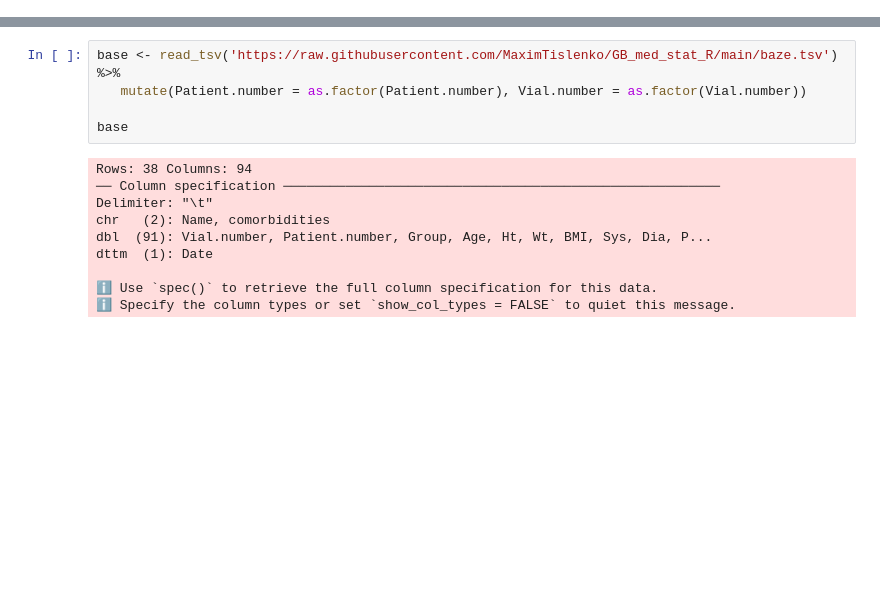
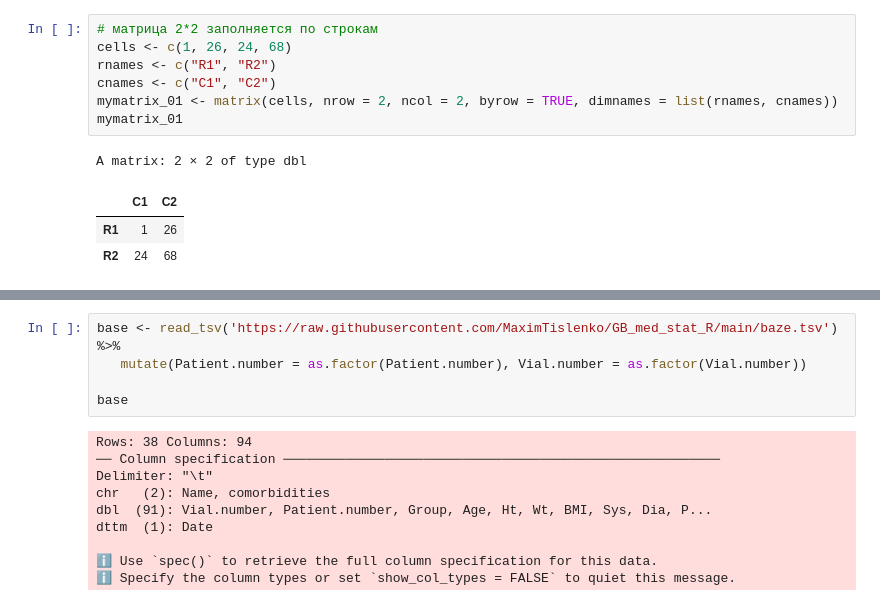
Before and after one commit to MaximTislenko/GB_med_stat_R, a Jupyter notebook: Zad_01_05.ipynb, the cells around one changed output, grey strips where cells are left out. Saved outputs shown, nothing was run; the diff lists cells and outputs as text; blank space fills up the shorter version.

```diff
--- a/Zad_01_05.ipynb
+++ b/Zad_01_05.ipynb
@@ -16,0 +82,12 @@ library(readxl)
+# %%
+# матрица 2*2 заполняется по строкам
+cells <- c(1, 26, 24, 68)
+rnames <- c("R1", "R2")
+cnames <- c("C1", "C2")
+mymatrix_01 <- matrix(cells, nrow = 2, ncol = 2, byrow = TRUE, dimnames = list(rnames, cnames))
+mymatrix_01
+# %% [output]
+A matrix: 2 × 2 of type dbl
+|  | C1 | C2 |
+| R1 | 1 | 26 |
+| R2 | 24 | 68 |
```
Also changed, not shown: parts of 15 cells of this notebook.
